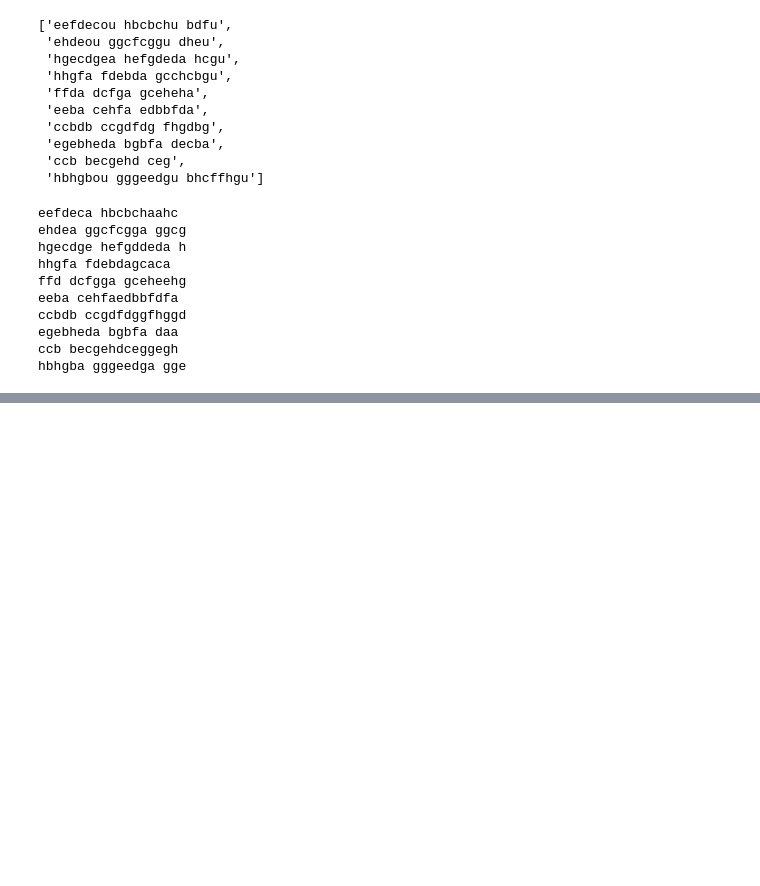
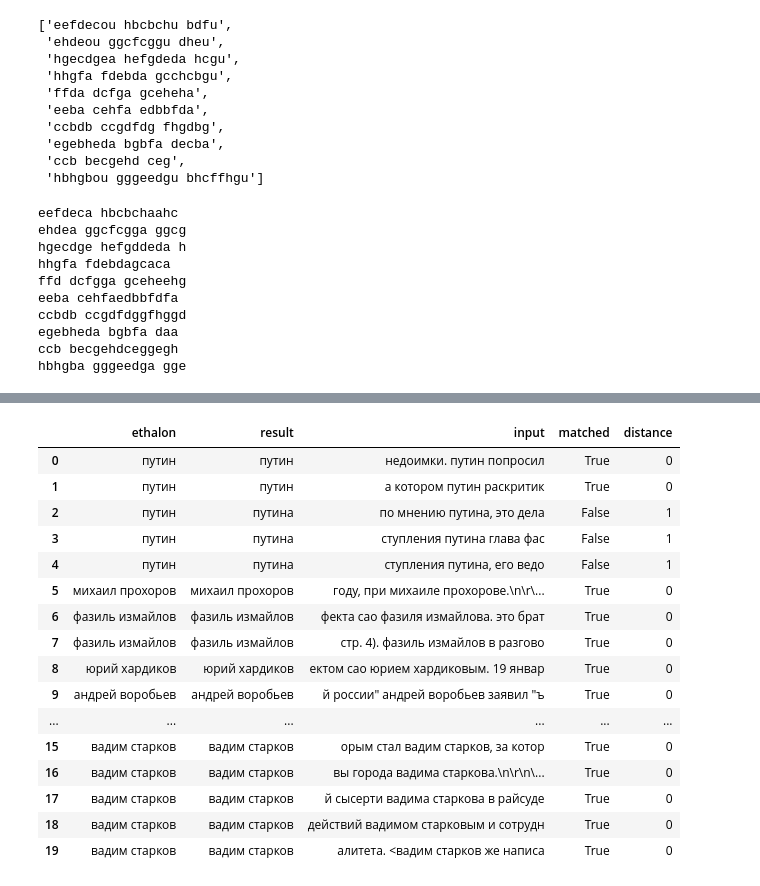
Before and after one commit to Sdernal/TextNormalization, a Jupyter notebook: WithPytorch/Experiments.ipynb, the cells around one changed output, grey strips where cells are left out. Saved outputs shown, nothing was run; the diff lists cells and outputs as text; code cells hidden in the pictures; blank space fills up the shorter version.

```diff
--- a/WithPytorch/Experiments.ipynb
+++ b/WithPytorch/Experiments.ipynb
@@ -582,0 +674,25 @@ hbhgba gggeedga gge
+# %%
+import pandas as pd
+encoded_inputs = list(map(lambda x : x.encode('windows-1251', errors='replace').decode('windows-1251'), inputs))
+data = {'ethalon' : ethalons, 'result' : results2, 'input' : encoded_inputs, 'matched' : matched, 'distance' : distances}
+df = pd.DataFrame(data=data, columns=['ethalon', 'result', 'input', 'matched', 'distance'])
+# %%
+df.head(20)
+# %% [output]
+|  | ethalon | result | input | matched | distance |
+| 0 | путин | путин | недоимки. путин попросил | True | 0 |
+| 1 | путин | путин | а котором путин раскритик | True | 0 |
+| 2 | путин | путина | по мнению путина, это дела | False | 1 |
+| 3 | путин | путина | ступления путина глава фас | False | 1 |
+| 4 | путин | путина | ступления путина, его ведо | False | 1 |
+| 5 | михаил прохоров | михаил прохоров | году, при михаиле прохорове.\n\r\... | True | 0 |
+| 6 | фазиль измайлов | фазиль измайлов | фекта сао фазиля измайлова. это брат | True | 0 |
+| 7 | фазиль измайлов | фазиль измайлов | стр. 4). фазиль измайлов в разгово | True | 0 |
+| 8 | юрий хардиков | юрий хардиков | ектом сао юрием хардиковым. 19 январ | True | 0 |
+| 9 | андрей воробьев | андрей воробьев | й россии" андрей воробьев заявил "ъ | True | 0 |
+| ... | ... | ... | ... | ... | ... |
+| 15 | вадим старков | вадим старков | орым стал вадим старков, за котор | True | 0 |
+| 16 | вадим старков | вадим старков | вы города вадима старкова.\n\r\n\... | True | 0 |
+| 17 | вадим старков | вадим старков | й сысерти вадима старкова в райсуде | True | 0 |
+| 18 | вадим старков | вадим старков | действий вадимом старковым и сотрудн | True | 0 |
+| 19 | вадим старков | вадим старков | алитета. <вадим старков же написа | True | 0 |
```
Also changed, not shown: parts of 19 cells of this notebook, 3 other files.
